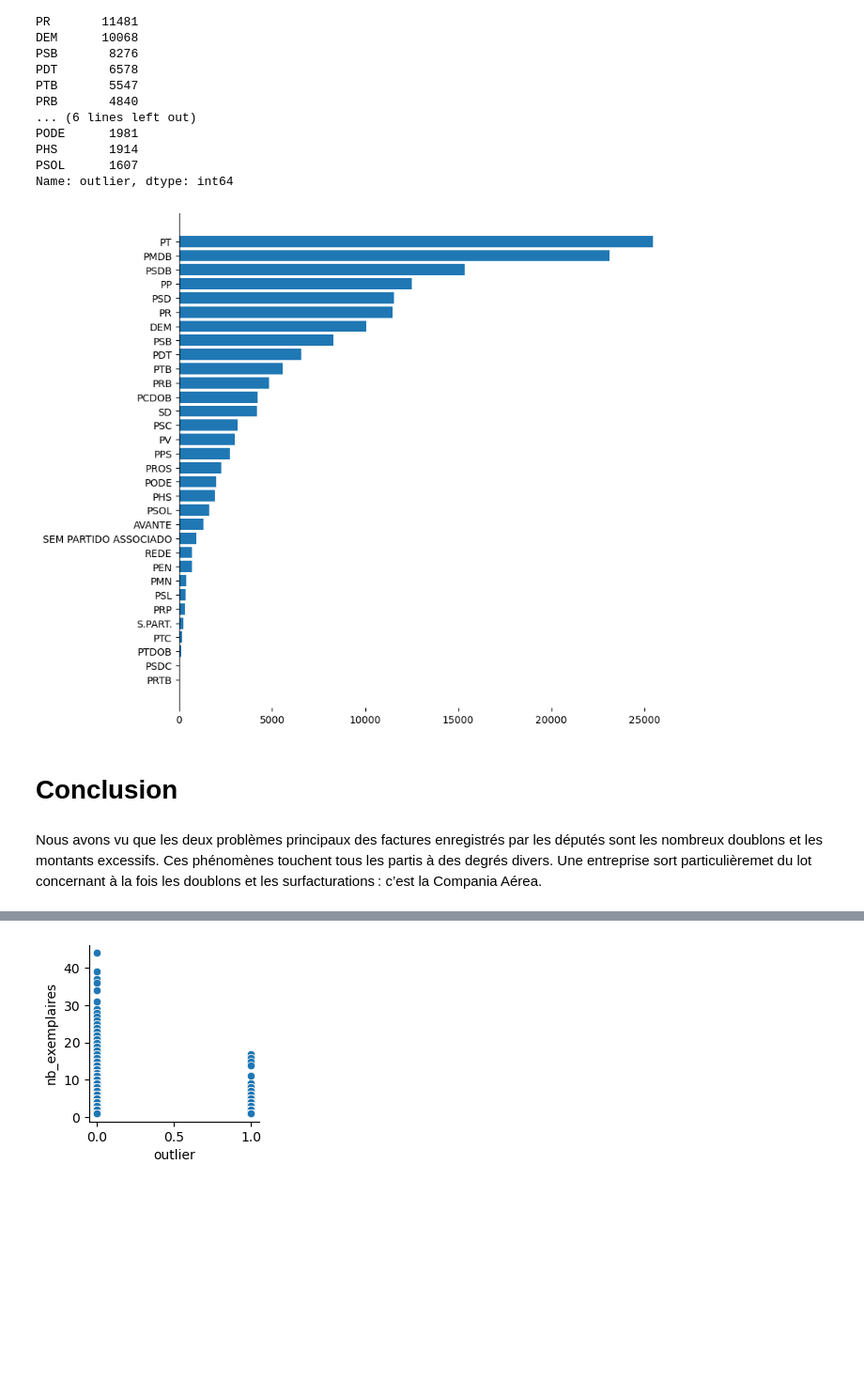
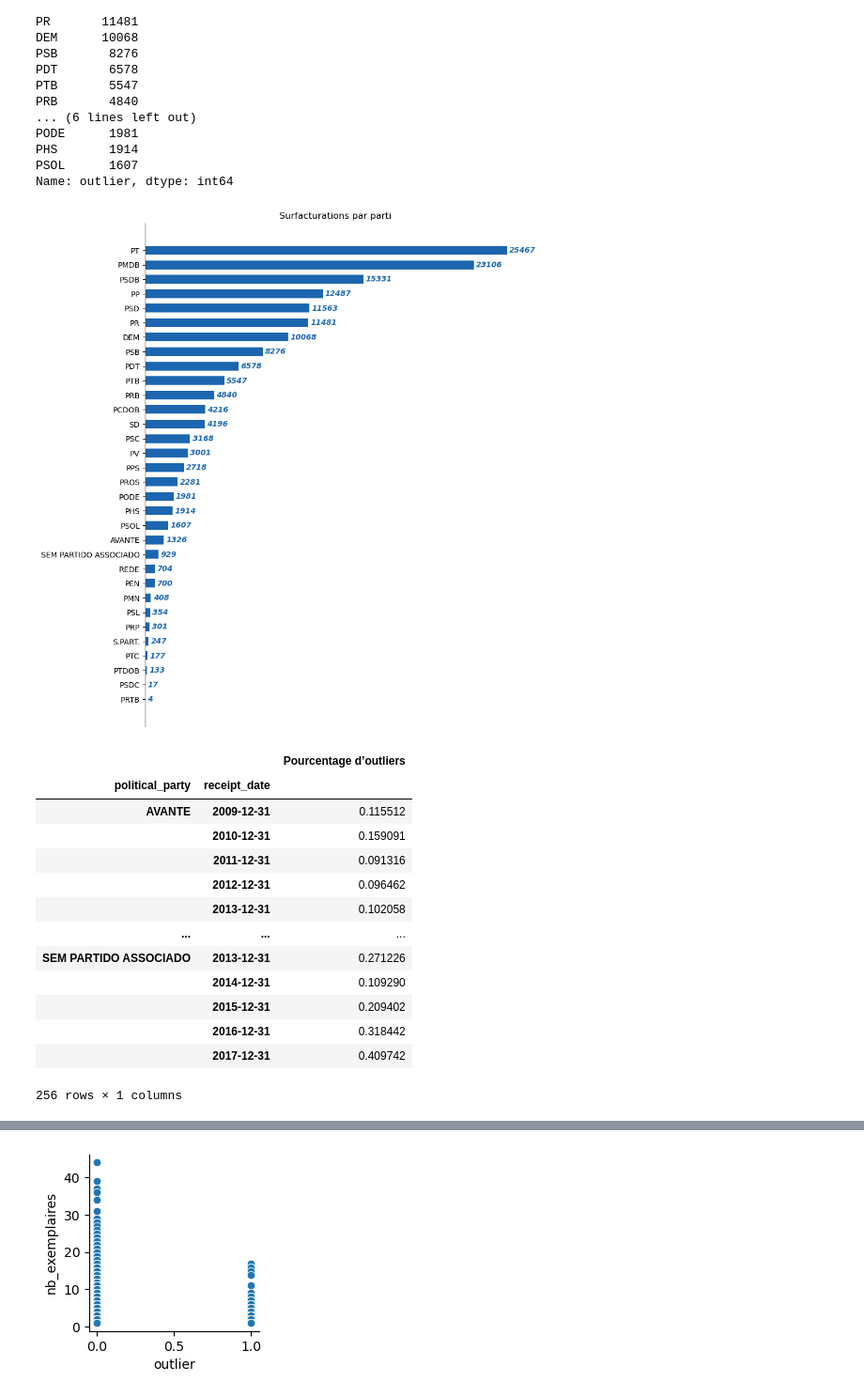
Before and after one commit to Listine/Travaux, a Jupyter notebook: Brazil_deputies_receipts.ipynb, the cells around one changed output, grey strips where cells are left out. Shown at 94% size. Saved outputs shown, nothing was run; the diff lists cells and outputs as text; code cells hidden in the pictures; blank space fills up the shorter version.

```diff
--- a/Brazil_deputies_receipts.ipynb
+++ b/Brazil_deputies_receipts.ipynb
@@ -438,7 +533,7 @@ Cela dit, il est possible qu’à des dates différentes, deux factures peuvent
 Je vais à présenter étudier l’évolution du phénomène “doublons” au cours du temps.
 # %%
 plt.figure(figsize = (12, 6))
-plt.plot(df[df.duplicated()].set_index('receipt_date').resample('D')['receipt_value'].sum())
+plt.plot(df[df['nb_exemplaires'] > 1].set_index('receipt_date').resample('D')['receipt_value'].sum())
 plt.xlabel('Années')
 plt.ylabel('Somme totale des factures dupliquées')
 plt.title("Évolution des sommes concernées\npar les factures dupliquées", loc = 'left', x = 0.05, y = 0.75,
@@ -450,7 +545,7 @@ On constate que le phénomène des “factures dupliquées” s’est amplifié
 et notamment à partir 2013…
 # %%
 plt.figure(figsize = (12, 6))
-plt.plot(df[df.duplicated()].set_index('receipt_date').resample('D')['receipt_value'].count())
+plt.plot(df[df['nb_exemplaires'] > 1].set_index('receipt_date').resample('D')['receipt_value'].count())
 plt.xlabel('Années')
 plt.ylabel('Nombre des factures dupliquées')
 plt.title("Évolution du nombre\ndes factures dupliquées", loc = 'left', x = 0.05, y = 0.75,
@@ -460,6 +555,6 @@ plt.title("Évolution du nombre\ndes factures dupliquées", loc = 'left', x = 0.
 # %%
 plt.figure(figsize = (12, 6))
-plt.plot(df[df.duplicated()].set_index('receipt_date').resample('Y')['receipt_value'].count())
+plt.plot(df[df['nb_exemplaires'] > 1].set_index('receipt_date').resample('Y')['receipt_value'].count())
 plt.xlabel('Années')
 plt.ylabel('Nombre totale des factures dupliquées')
 plt.yticks()
@@ -563,2 +633,0 @@ La nouvelle colonne est de type int64 ce qui est bien excessif
-# %%
-df['nb_exemplaires'] = pd.to_numeric(df['nb_exemplaires'], downcast = 'unsigned')
@@ -983,12 +1067,11 @@ Name: outlier, dtype: int64
 # %%
 factures_gonflées_parti = df[df['outlier']].groupby('political_party')['outlier'].value_counts().droplevel(1).sort_values()
 # %%
-fig, ax = plt.subplots(figsize = (9, 9))
-bar = plt.barh(factures_gonflées_parti.index, factures_gonflées_parti.values)
+fig, ax = plt.subplots(figsize = (9, 12))
+bar = plt.barh(factures_gonflées_parti.index, factures_gonflées_parti.values, height = 0.6, color = '#1c66b0')
 ax.spines[['top', 'bottom', 'right']].set_visible(False)
+ax.xaxis.set_visible(False)
+ax.bar_label(bar, padding = 3, label_type = 'edge', fontstyle = 'italic', color = '#1c66b0', fontweight = 'bold')
+plt.title('Surfacturations par parti');
 # %% [output]
-[figure, old version]
+[figure, new version]
-# %% [markdown]
-# Conclusion
-# %% [markdown]
-Nous avons vu que les deux problèmes principaux des factures enregistrés par les députés sont les nombreux doublons et les montants excessifs. Ces phénomènes touchent tous les partis à des degrés divers. Une entreprise sort particulièremet du lot concernant à la fois les doublons et les surfacturations : c’est la Compania Aérea.
@@ -994,0 +1083,18 @@ Nous avons vu que les deux problèmes principaux des factures enregistrés par l
+# %%
+pd.set_option('display.max_rows', 20)
+(evolution_outlier_party := df_group_political_an['outlier'].sum() / df_group_political_an.size()).to_frame().rename(columns = {0: 'Pourcentage d’outliers'})
+# %% [output]
+|  |  | Pourcentage d’outliers |
+| political_party | receipt_date |  |
+| AVANTE | 2009-12-31 | 0.115512 |
+|  | 2010-12-31 | 0.159091 |
+|  | 2011-12-31 | 0.091316 |
+|  | 2012-12-31 | 0.096462 |
+|  | 2013-12-31 | 0.102058 |
+| ... | ... | ... |
+| SEM PARTIDO ASSOCIADO | 2013-12-31 | 0.271226 |
+|  | 2014-12-31 | 0.109290 |
+|  | 2015-12-31 | 0.209402 |
+|  | 2016-12-31 | 0.318442 |
+|  | 2017-12-31 | 0.409742 |
+256 rows × 1 columns
```
Also changed, not shown: parts of 107 cells of this notebook.
